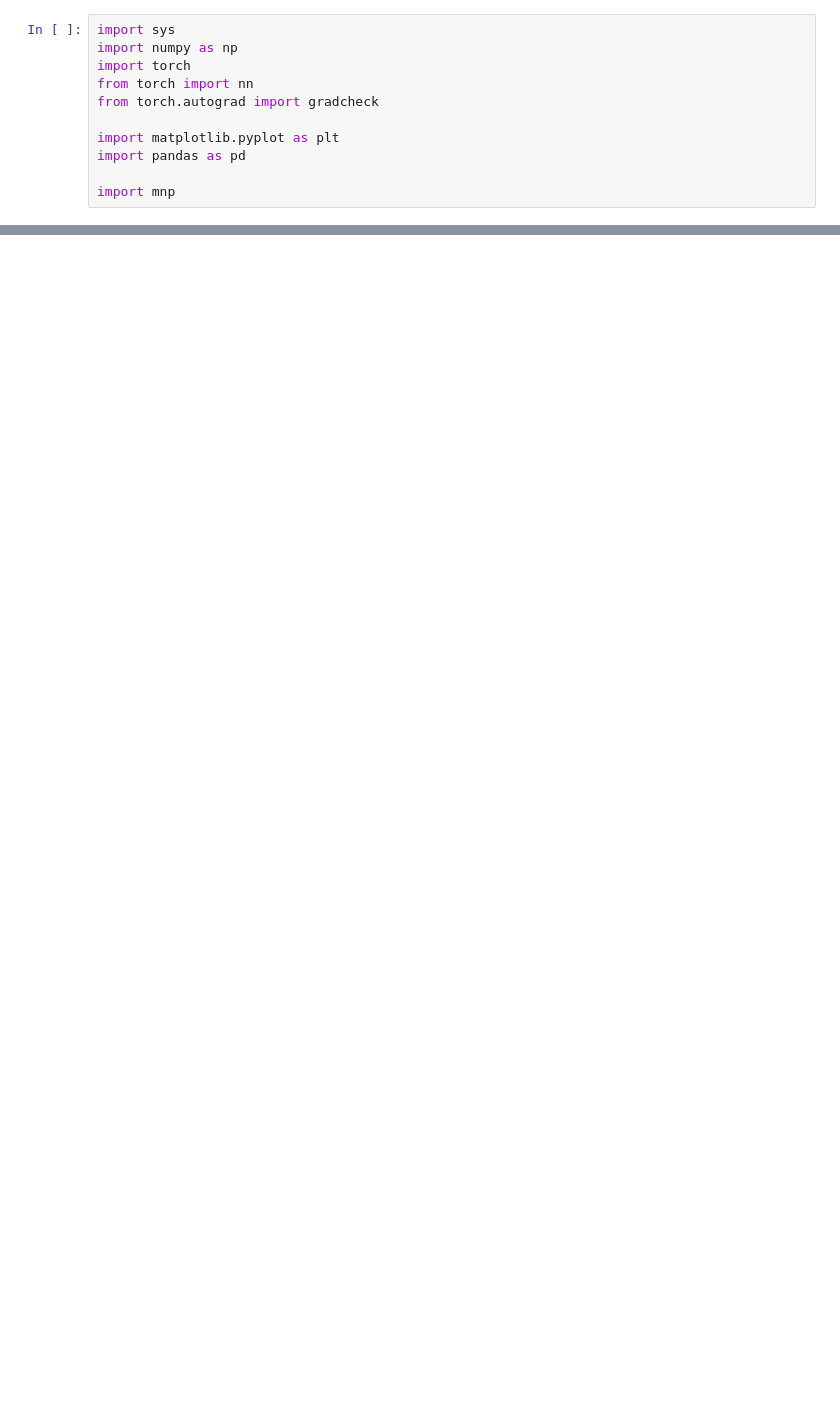
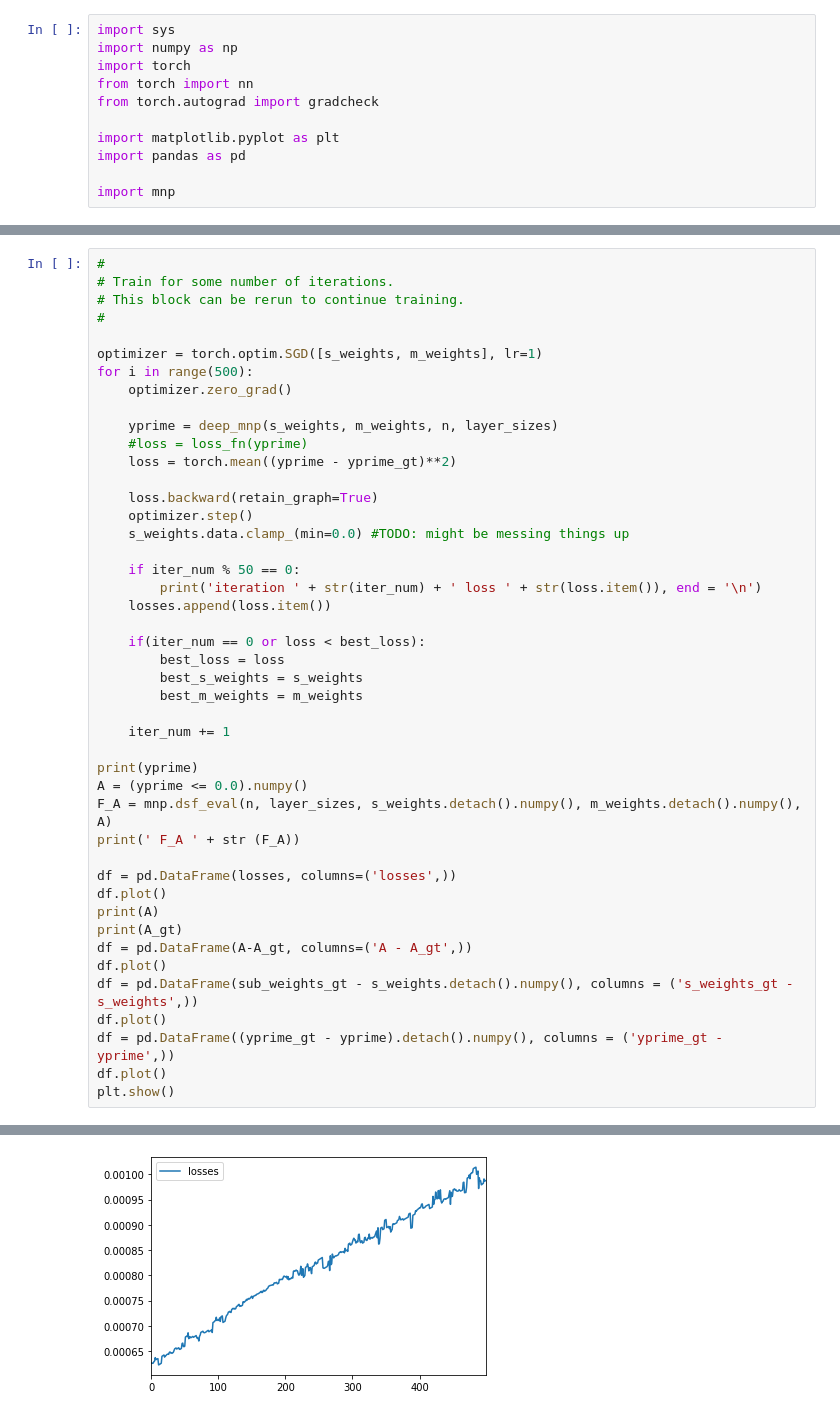
Before and after one commit to tlrmchlsmth/tms_submod, a Jupyter notebook: module/dsf.ipynb, the cells around one changed output, grey strips where cells are left out. Saved outputs shown, nothing was run; the diff lists cells and outputs as text; blank space fills up the shorter version.

```diff
--- a/module/dsf.ipynb
+++ b/module/dsf.ipynb
@@ -64,0 +97,46 @@ Ground Truth |A*|:      53
+# %%
+#
+# Train for some number of iterations.
+# This block can be rerun to continue training.
+#
+
+optimizer = torch.optim.SGD([s_weights, m_weights], lr=1)
+for i in range(500):
+    optimizer.zero_grad()
+
+    yprime = deep_mnp(s_weights, m_weights, n, layer_sizes)
+    #loss = loss_fn(yprime)
+    loss = torch.mean((yprime - yprime_gt)**2)
+
+    loss.backward(retain_graph=True)
+    optimizer.step()
+    s_weights.data.clamp_(min=0.0) #TODO: might be messing things up
+
+    if iter_num % 50 == 0:
+        print('iteration ' + str(iter_num) + ' loss ' + str(loss.item()), end = '\n')
+    losses.append(loss.item())
+
+    if(iter_num == 0 or loss < best_loss):
+        best_loss = loss
+        best_s_weights = s_weights
+        best_m_weights = m_weights
+
+    iter_num += 1
+
+print(yprime)
+A = (yprime <= 0.0).numpy()
+F_A = mnp.dsf_eval(n, layer_sizes, s_weights.detach().numpy(), m_weights.detach().numpy(),  A)
+print(' F_A ' + str (F_A))
+
+df = pd.DataFrame(losses, columns=('losses',))
+df.plot()
+print(A)
+print(A_gt)
+df = pd.DataFrame(A-A_gt, columns=('A - A_gt',))
+df.plot()
+df = pd.DataFrame(sub_weights_gt - s_weights.detach().numpy(), columns = ('s_weights_gt - s_weights',))
+df.plot()
+df = pd.DataFrame((yprime_gt - yprime).detach().numpy(), columns = ('yprime_gt - yprime',))
+df.plot()
+plt.show()
+# %% [output]
@@ -64,0 +160 @@ Ground Truth |A*|:      53
+[figure, added]
```
Also changed, not shown: parts of 6 cells of this notebook, 1 other file.
